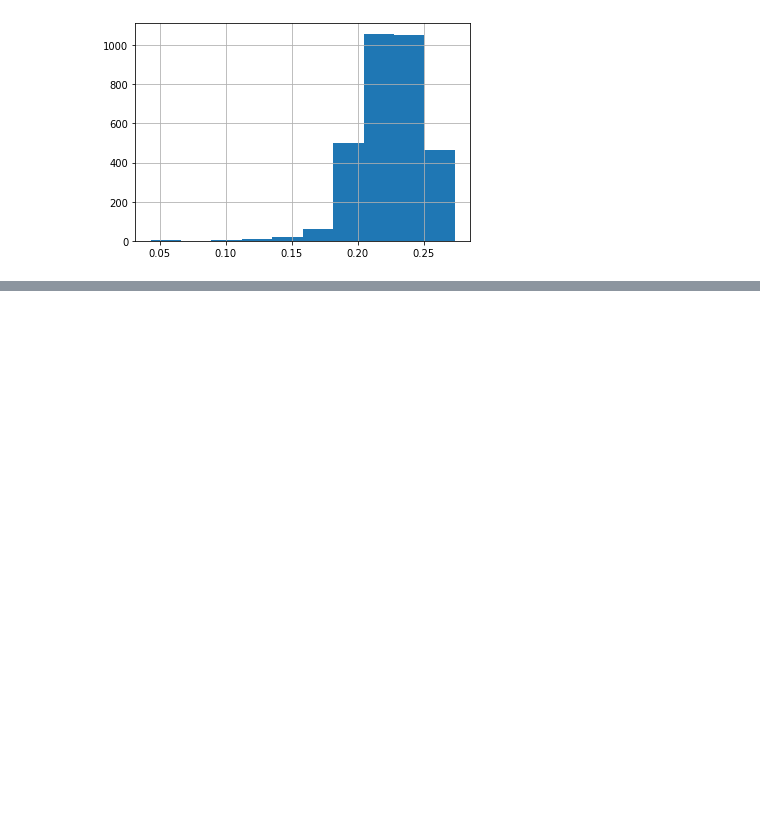
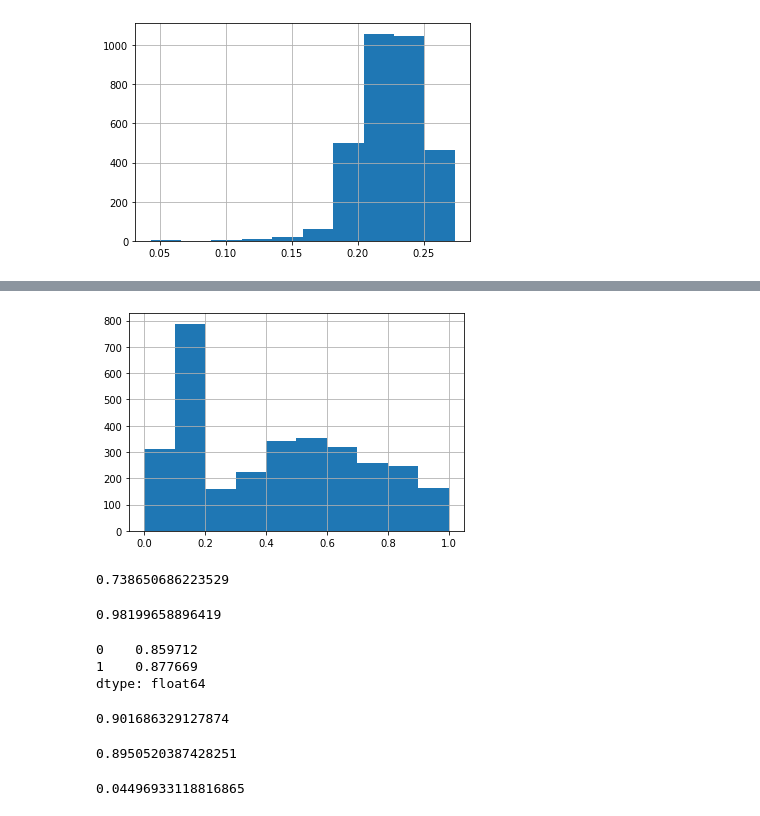
Before and after one commit to RoloCR87/Trabajo-Final-MAA, a Jupyter notebook: Avances_Grupo_03.ipynb, the cells around one changed output, grey strips where cells are left out. Saved outputs shown, nothing was run; the diff lists cells and outputs as text; code cells hidden in the pictures; blank space fills up the shorter version.

```diff
--- a/Avances_Grupo_03.ipynb
+++ b/Avances_Grupo_03.ipynb
@@ -484,0 +599,5 @@ plt.show()
+# %%
+voces["kurt"].hist()
+plt.show()
+# %% [output]
+[figure, added]
@@ -484,0 +608,26 @@ plt.show()
+# %%
+voces["sp.ent"].min()
+# %% [output]
+0.738650686223529
+# %%
+voces["sp.ent"].max()
+# %% [output]
+0.98199658896419
+# %%
+voces["sp.ent"].mode()
+# %% [output]
+0    0.859712
+1    0.877669
+dtype: float64
+# %%
+voces["sp.ent"].median()
+# %% [output]
+0.901686329127874
+# %%
+voces["sp.ent"].mean()
+# %% [output]
+0.8950520387428251
+# %%
+voces["sp.ent"].std()
+# %% [output]
+0.04496933118816865
```
Also changed, not shown: parts of 42 cells of this notebook.
